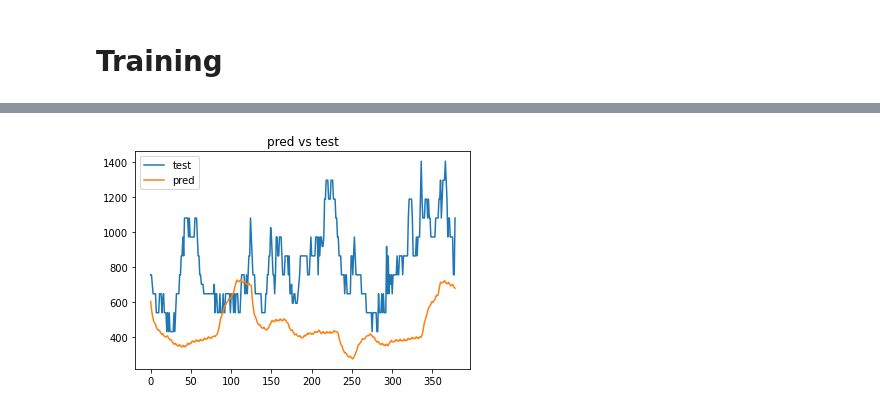
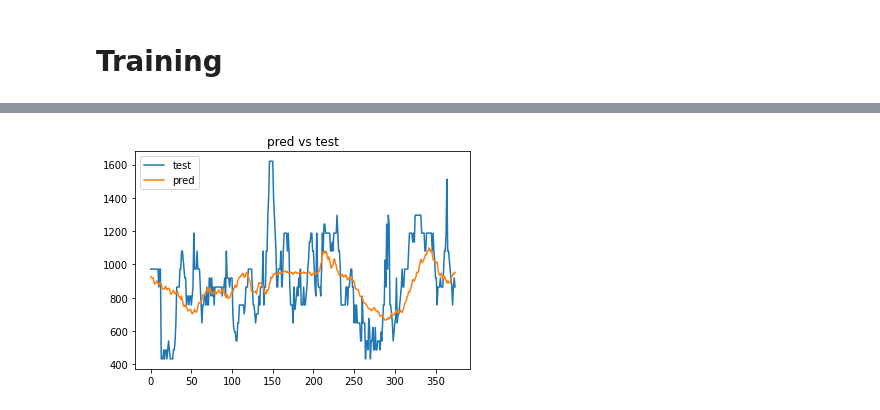
Before and after one commit to oh-yu/vegetable-price-prediction, a Jupyter notebook: 1_variable_rnn.ipynb, the cells around one changed output, grey strips where cells are left out. Cells and saved outputs as stored; diff of their text form; code cells hidden in the pictures.

```diff
--- a/1_variable_rnn.ipynb
+++ b/1_variable_rnn.ipynb
@@ -7,7 +7,7 @@ import utils
 # %% [markdown]
 # Load Data
 # %%
-target_vegetable = "キャベツ"
+target_vegetable = "だいこん"
 train_size = 4000
 # %%
 train = pd.read_csv("./data/train.csv")
@@ -38,5 +38,5 @@ train_x, train_y, test_y, train, test, ss = utils.preprocess_data(target_values,
 # Training
 # %%
 future = target_values.shape[0] - train_size
-pred_y = utils.pipeline_rnn(train_x, train_y, train, test, test_y, future=future, num_epochs=100)
+pred_y, _ = utils.pipeline_rnn(train_x, train_y, train, test, test_y, future=future, num_epochs=100)
 # %% [output]
@@ -63,4 +63,4 @@ test loss = 0.48506438732147217
 # %%
-utils.plot_prediction(pred_y, test_y, ss)
+utils.plot_prediction(pred_y, test, ss)
 # %% [output]
-[figure, old version]
+[figure, new version]
```
Also changed, not shown: parts of 1 cell of this notebook, 1 other file.
